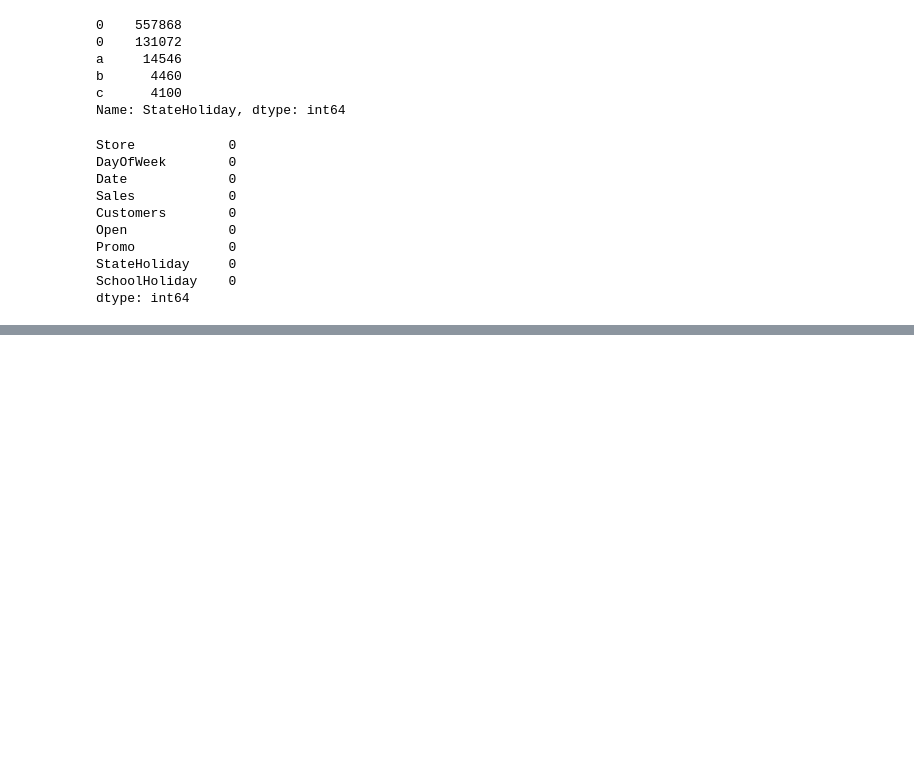
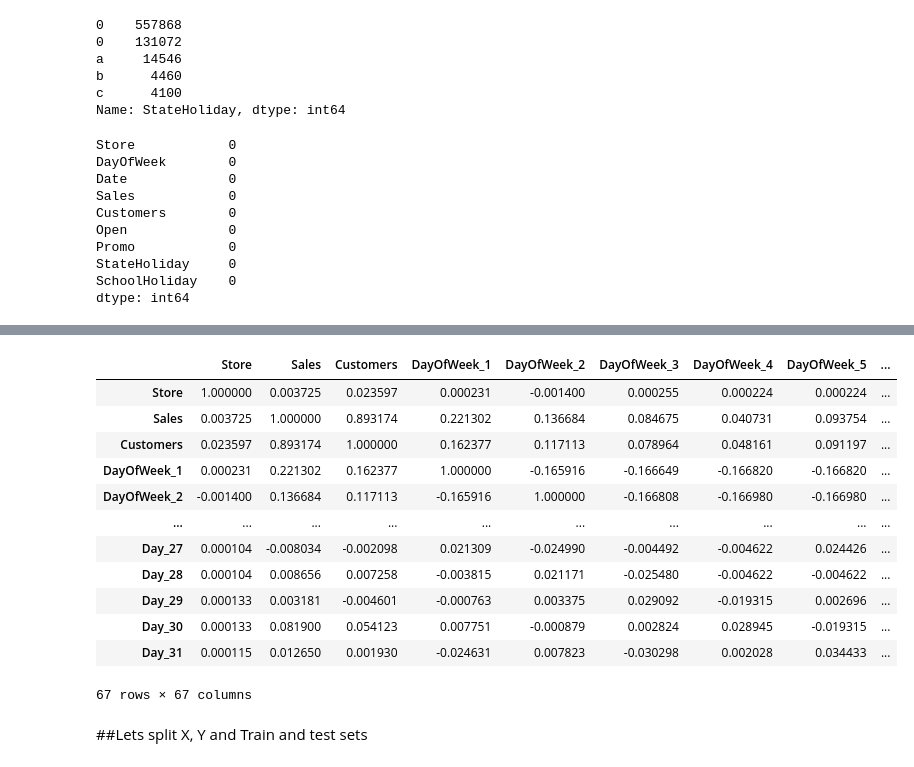
Before and after one commit to shameer-phy/ML, a Jupyter notebook: Hackathons/segmind/segmind.ipynb, the cells around one changed output, grey strips where cells are left out. Cells and saved outputs as stored; diff of their text form; code cells hidden in the pictures; blank space fills up the shorter version.

```diff
--- a/Hackathons/segmind/segmind.ipynb
+++ b/Hackathons/segmind/segmind.ipynb
@@ -97,3 +97,6 @@ Promo            0
 StateHoliday     0
 SchoolHoliday    0
 dtype: int64
+# %%
+df_cp1 = df.copy()
+dftest_cp1 = df_test.copy()
@@ -99,0 +121,7 @@ dtype: int64
+# %%
+df_cp1 = df_cp1.drop('Date',axis=1)
+# %%
+df_cp1.nunique()
+num_cols = ['Store', 'Sales', 'Customers']
+# %%
+df_cp2 = pd.get_dummies(df_cp1,columns=[x for x in df_cp1.columns if x not in num_cols])
@@ -99,0 +137,18 @@ dtype: int64
+# %%
+df_cp2.corr()
+# %% [output]
+|  | Store | Sales | Customers | DayOfWeek_1 | DayOfWeek_2 | DayOfWeek_3 | DayOfWeek_4 | DayOfWeek_5 | ... |
+| Store | 1.000000 | 0.003725 | 0.023597 | 0.000231 | -0.001400 | 0.000255 | 0.000224 | 0.000224 | ... |
+| Sales | 0.003725 | 1.000000 | 0.893174 | 0.221302 | 0.136684 | 0.084675 | 0.040731 | 0.093754 | ... |
+| Customers | 0.023597 | 0.893174 | 1.000000 | 0.162377 | 0.117113 | 0.078964 | 0.048161 | 0.091197 | ... |
+| DayOfWeek_1 | 0.000231 | 0.221302 | 0.162377 | 1.000000 | -0.165916 | -0.166649 | -0.166820 | -0.166820 | ... |
+| DayOfWeek_2 | -0.001400 | 0.136684 | 0.117113 | -0.165916 | 1.000000 | -0.166808 | -0.166980 | -0.166980 | ... |
+| ... | ... | ... | ... | ... | ... | ... | ... | ... | ... |
+| Day_27 | 0.000104 | -0.008034 | -0.002098 | 0.021309 | -0.024990 | -0.004492 | -0.004622 | 0.024426 | ... |
+| Day_28 | 0.000104 | 0.008656 | 0.007258 | -0.003815 | 0.021171 | -0.025480 | -0.004622 | -0.004622 | ... |
+| Day_29 | 0.000133 | 0.003181 | -0.004601 | -0.000763 | 0.003375 | 0.029092 | -0.019315 | 0.002696 | ... |
+| Day_30 | 0.000133 | 0.081900 | 0.054123 | 0.007751 | -0.000879 | 0.002824 | 0.028945 | -0.019315 | ... |
+| Day_31 | 0.000115 | 0.012650 | 0.001930 | -0.024631 | 0.007823 | -0.030298 | 0.002028 | 0.034433 | ... |
+67 rows × 67 columns
+# %% [markdown]
+##Lets split X, Y and Train and test sets
```
Also changed, not shown: parts of 33 cells of this notebook.
